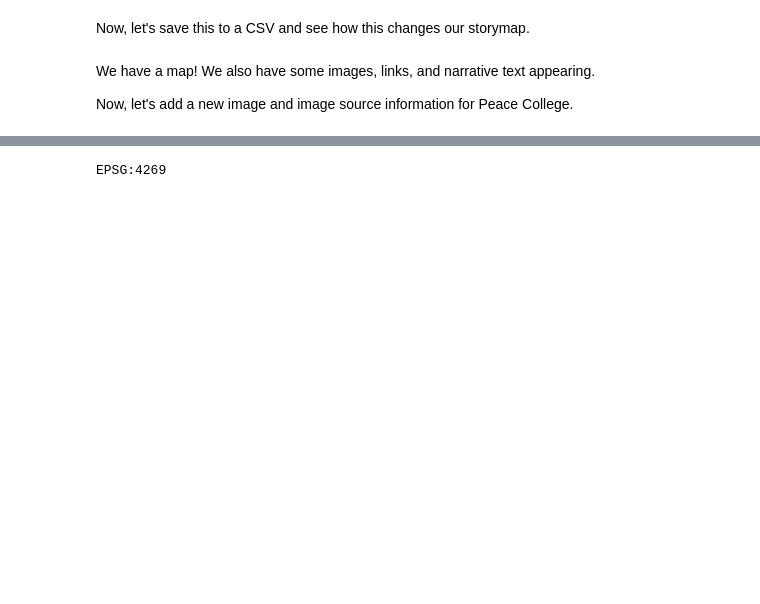
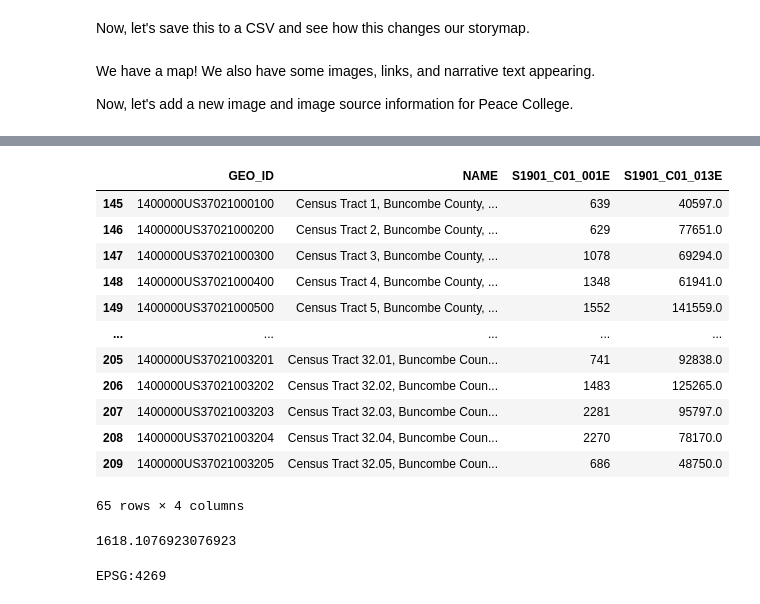
Before and after one commit to ConBonAon/GISFinal2023, a Jupyter notebook: storymap.ipynb, the cells around one changed output, grey strips where cells are left out. Saved outputs shown, nothing was run; the diff lists cells and outputs as text; code cells hidden in the pictures; blank space fills up the shorter version.

```diff
--- a/storymap.ipynb
+++ b/storymap.ipynb
@@ -826,3 +845,25 @@ t_census
+# %%
+t_census_B = t_census[t_census['NAME'].str.contains('Buncombe', case=False)]
+t_census_B
+# %% [output]
+|  | GEO_ID | NAME | S1901_C01_001E | S1901_C01_013E |
+| 145 | 1400000US37021000100 | Census Tract 1, Buncombe County, ... | 639 | 40597.0 |
+| 146 | 1400000US37021000200 | Census Tract 2, Buncombe County, ... | 629 | 77651.0 |
+| 147 | 1400000US37021000300 | Census Tract 3, Buncombe County, ... | 1078 | 69294.0 |
+| 148 | 1400000US37021000400 | Census Tract 4, Buncombe County, ... | 1348 | 61941.0 |
+| 149 | 1400000US37021000500 | Census Tract 5, Buncombe County, ... | 1552 | 141559.0 |
+| ... | ... | ... | ... | ... |
+| 205 | 1400000US37021003201 | Census Tract 32.01, Buncombe Coun... | 741 | 92838.0 |
+| 206 | 1400000US37021003202 | Census Tract 32.02, Buncombe Coun... | 1483 | 125265.0 |
+| 207 | 1400000US37021003203 | Census Tract 32.03, Buncombe Coun... | 2281 | 95797.0 |
+| 208 | 1400000US37021003204 | Census Tract 32.04, Buncombe Coun... | 2270 | 78170.0 |
+| 209 | 1400000US37021003205 | Census Tract 32.05, Buncombe Coun... | 686 | 48750.0 |
+65 rows × 4 columns
+# %%
+avg_Bun_size = t_census_B['S1901_C01_001E'].mean()
+avg_Bun_size
+# %% [output]
+1618.1076923076923
 # %%
 print(census.crs)
 # %% [output]
```
Also changed, not shown: parts of 23 cells of this notebook, 1 other file.
